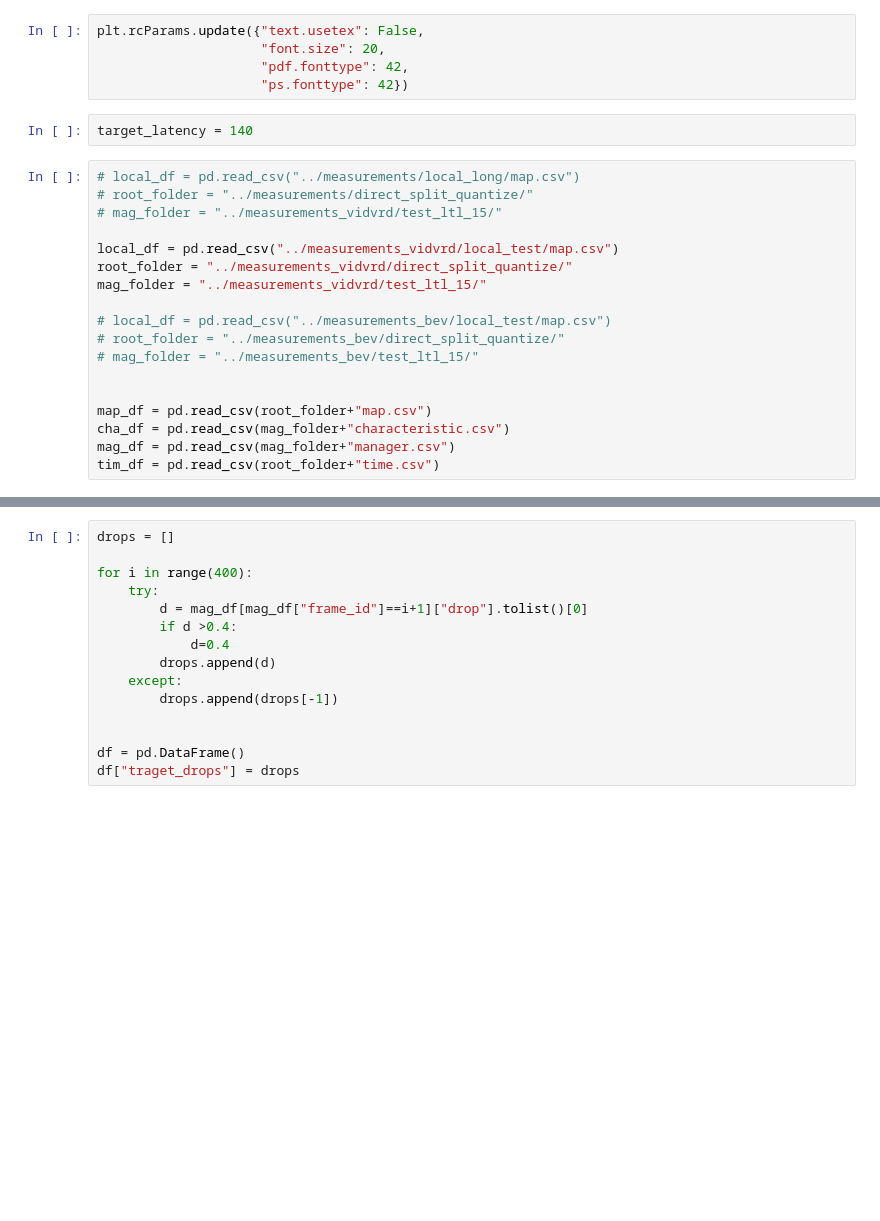
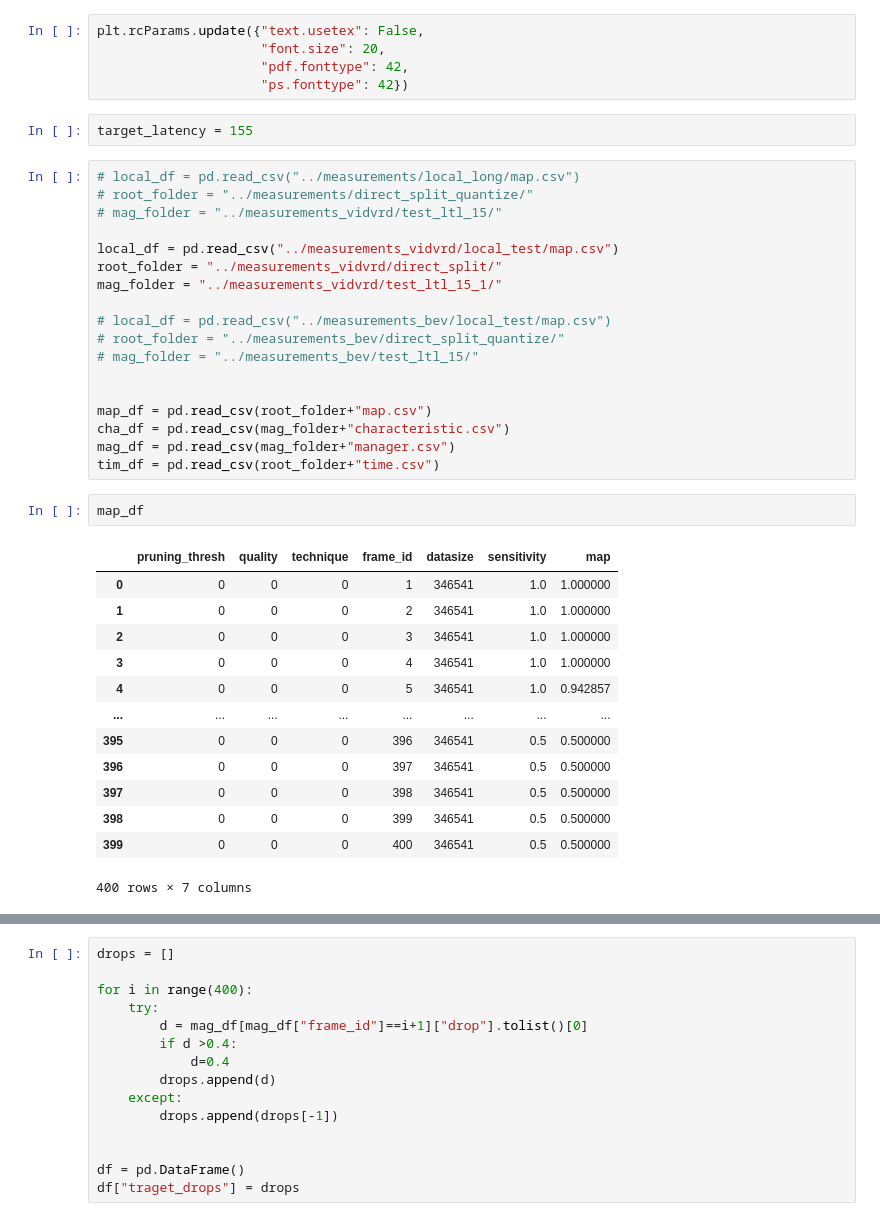
Before and after one commit to Rexyyj/split_DNN_framework, a Jupyter notebook: dynamic_framework_v2/plots/get_overall_success_rate_static_direct.ipynb, the cells around one changed output, grey strips where cells are left out. Drawn from its saved outputs; the diff is of its cells as text; blank space fills up the shorter version.

```diff
--- a/dynamic_framework_v2/plots/get_overall_success_rate_static_direct.ipynb
+++ b/dynamic_framework_v2/plots/get_overall_success_rate_static_direct.ipynb
@@ -8,15 +8,15 @@ plt.rcParams.update({"text.usetex": False,
                      "pdf.fonttype": 42,
                      "ps.fonttype": 42})
 # %%
-target_latency = 140
+target_latency = 155
 # %%
 # local_df = pd.read_csv("../measurements/local_long/map.csv")
 # root_folder = "../measurements/direct_split_quantize/"
 # mag_folder = "../measurements_vidvrd/test_ltl_15/"
 
 local_df = pd.read_csv("../measurements_vidvrd/local_test/map.csv")
-root_folder = "../measurements_vidvrd/direct_split_quantize/"
-mag_folder = "../measurements_vidvrd/test_ltl_15/"
+root_folder = "../measurements_vidvrd/direct_split/"
+mag_folder = "../measurements_vidvrd/test_ltl_15_1/"
 
 # local_df = pd.read_csv("../measurements_bev/local_test/map.csv")
 # root_folder = "../measurements_bev/direct_split_quantize/"
@@ -27,6 +27,22 @@ map_df = pd.read_csv(root_folder+"map.csv")
 cha_df = pd.read_csv(mag_folder+"characteristic.csv")
 mag_df = pd.read_csv(mag_folder+"manager.csv")
 tim_df = pd.read_csv(root_folder+"time.csv")
+# %%
+map_df
+# %% [output]
+|  | pruning_thresh | quality | technique | frame_id | datasize | sensitivity | map |
+| 0 | 0 | 0 | 0 | 1 | 346541 | 1.0 | 1.000000 |
+| 1 | 0 | 0 | 0 | 2 | 346541 | 1.0 | 1.000000 |
+| 2 | 0 | 0 | 0 | 3 | 346541 | 1.0 | 1.000000 |
+| 3 | 0 | 0 | 0 | 4 | 346541 | 1.0 | 1.000000 |
+| 4 | 0 | 0 | 0 | 5 | 346541 | 1.0 | 0.942857 |
+| ... | ... | ... | ... | ... | ... | ... | ... |
+| 395 | 0 | 0 | 0 | 396 | 346541 | 0.5 | 0.500000 |
+| 396 | 0 | 0 | 0 | 397 | 346541 | 0.5 | 0.500000 |
+| 397 | 0 | 0 | 0 | 398 | 346541 | 0.5 | 0.500000 |
+| 398 | 0 | 0 | 0 | 399 | 346541 | 0.5 | 0.500000 |
+| 399 | 0 | 0 | 0 | 400 | 346541 | 0.5 | 0.500000 |
+400 rows × 7 columns
 # %%
 tim_df
 # %% [output]
```
Also changed, not shown: parts of 6 cells of this notebook, 28 other files.
